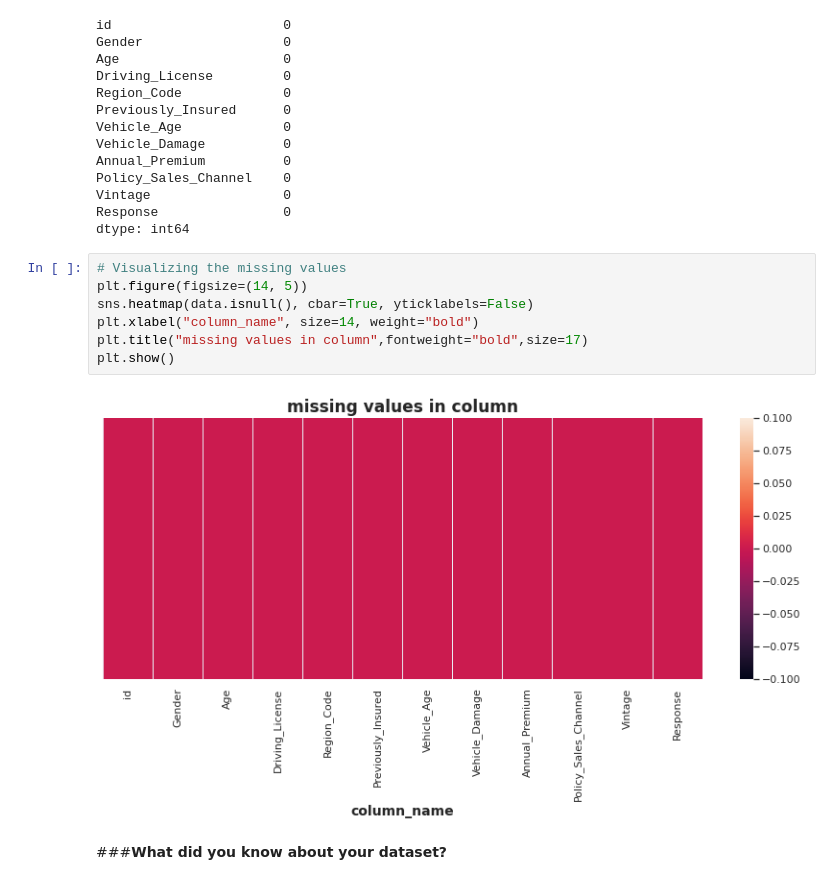
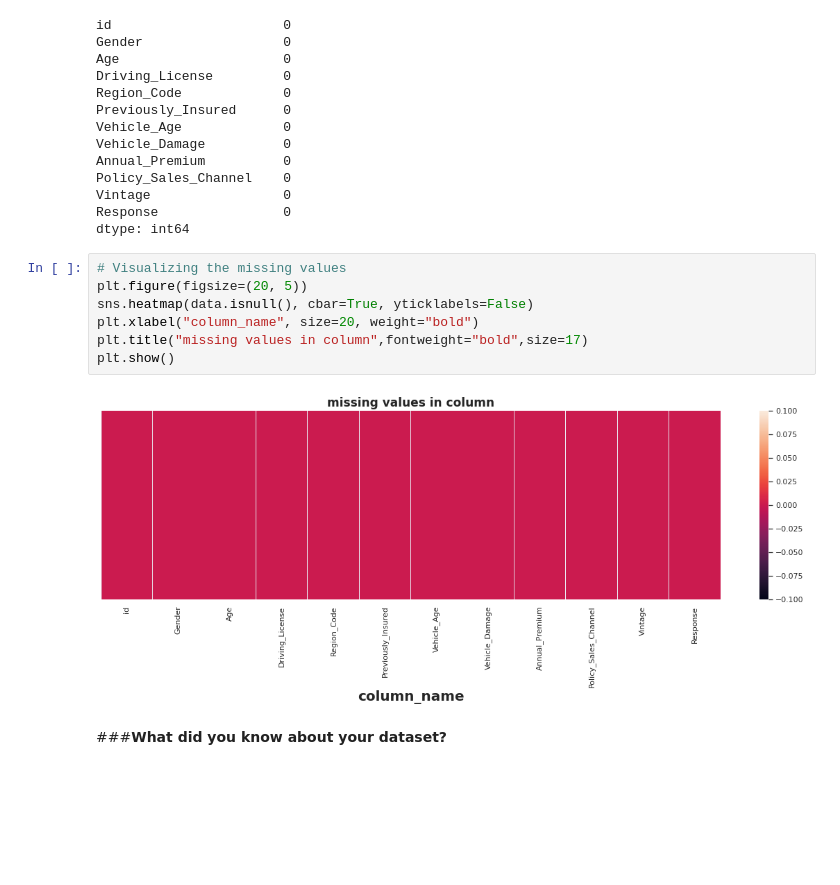
Before and after one commit to Sairindhrijena/Health-Insurance-Cross-Sell-Prediction, a Jupyter notebook: Health_Insurance_Cross_Sell_Prediction.ipynb, the cells around one changed output. Drawn from its saved outputs; the diff is of its cells as text; blank space fills up the shorter version.

```diff
--- a/Health_Insurance_Cross_Sell_Prediction.ipynb
+++ b/Health_Insurance_Cross_Sell_Prediction.ipynb
@@ -123,13 +121,13 @@ Response                0
 dtype: int64
 # %%
 # Visualizing the missing values
-plt.figure(figsize=(14, 5))
+plt.figure(figsize=(20, 5))
 sns.heatmap(data.isnull(), cbar=True, yticklabels=False)
-plt.xlabel("column_name", size=14, weight="bold")
+plt.xlabel("column_name", size=20, weight="bold")
 plt.title("missing values in column",fontweight="bold",size=17)
 plt.show()
 # %% [output]
-[figure, old version]
+[figure, new version]
 # %% [markdown]
 ###**What did you know about your dataset?**
 # %% [markdown]
```
Also changed, not shown: parts of 24 cells of this notebook.
